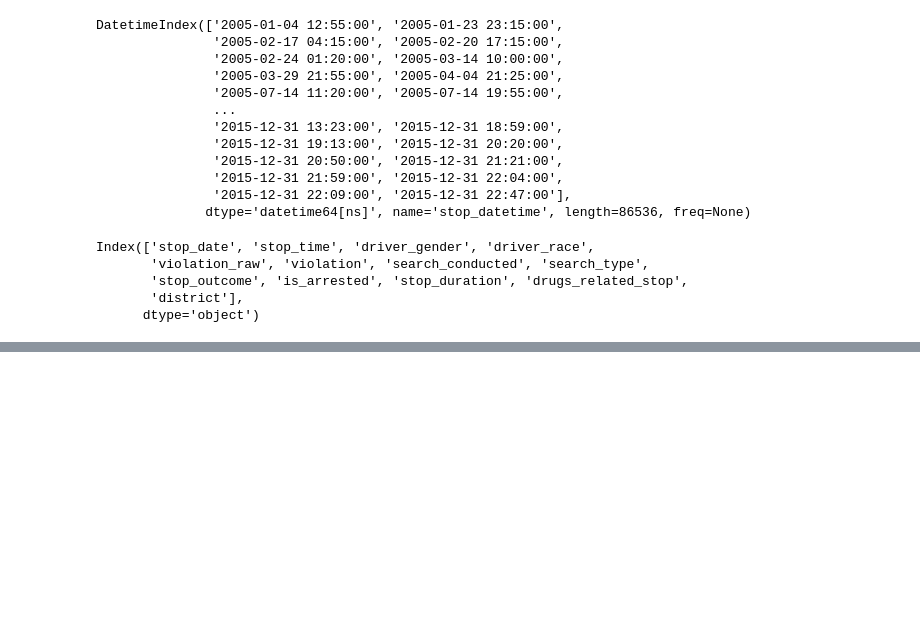
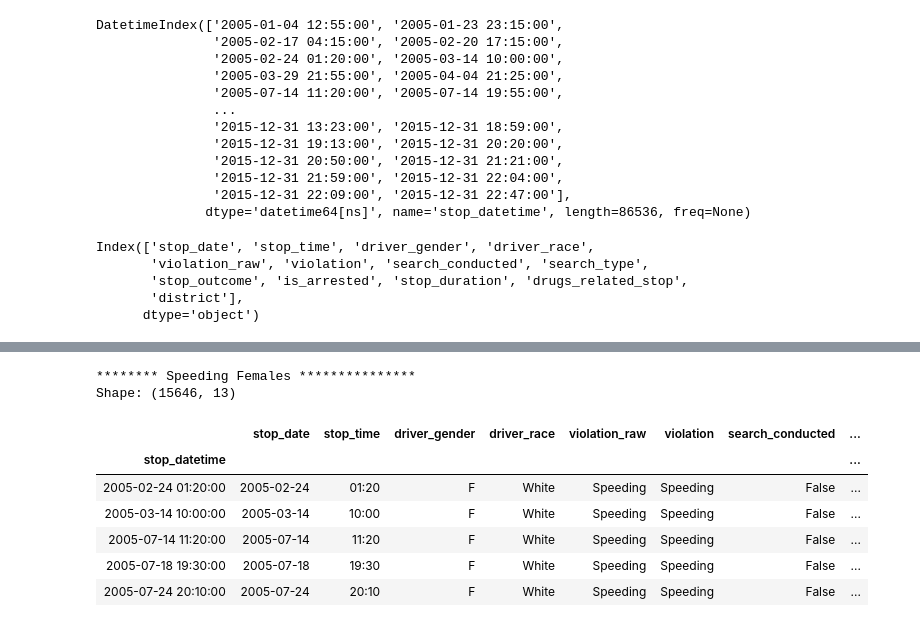
Before and after one commit to afminmax/DC-Data-Scientist-Lessons, a Jupyter notebook: 11-Police-Activity-Open-Data/police-activity-1.ipynb, the cells around one changed output, grey strips where cells are left out. Saved outputs shown, nothing was run; the diff lists cells and outputs as text; code cells hidden in the pictures; blank space fills up the shorter version.

```diff
--- a/11-Police-Activity-Open-Data/police-activity-1.ipynb
+++ b/11-Police-Activity-Open-Data/police-activity-1.ipynb
@@ -299,0 +381,16 @@ Index(['stop_date', 'stop_time', 'driver_gender', 'driver_race',
+# %%
+# Create a DataFrame of female drivers stopped for speeding
+female_and_speeding = ri[(ri.driver_gender == 'F') & (ri.violation == 'Speeding')]
+print('******** Speeding Females ***************')
+print('Shape:', female_and_speeding.shape)
+female_and_speeding.head()
+# %% [output]
+******** Speeding Females ***************
+Shape: (15646, 13)
+|  | stop_date | stop_time | driver_gender | driver_race | violation_raw | violation | search_conducted | ... |
+| stop_datetime |  |  |  |  |  |  |  | ... |
+| 2005-02-24 01:20:00 | 2005-02-24 | 01:20 | F | White | Speeding | Speeding | False | ... |
+| 2005-03-14 10:00:00 | 2005-03-14 | 10:00 | F | White | Speeding | Speeding | False | ... |
+| 2005-07-14 11:20:00 | 2005-07-14 | 11:20 | F | White | Speeding | Speeding | False | ... |
+| 2005-07-18 19:30:00 | 2005-07-18 | 19:30 | F | White | Speeding | Speeding | False | ... |
+| 2005-07-24 20:10:00 | 2005-07-24 | 20:10 | F | White | Speeding | Speeding | False | ... |
```
Also changed, not shown: parts of 33 cells of this notebook.
